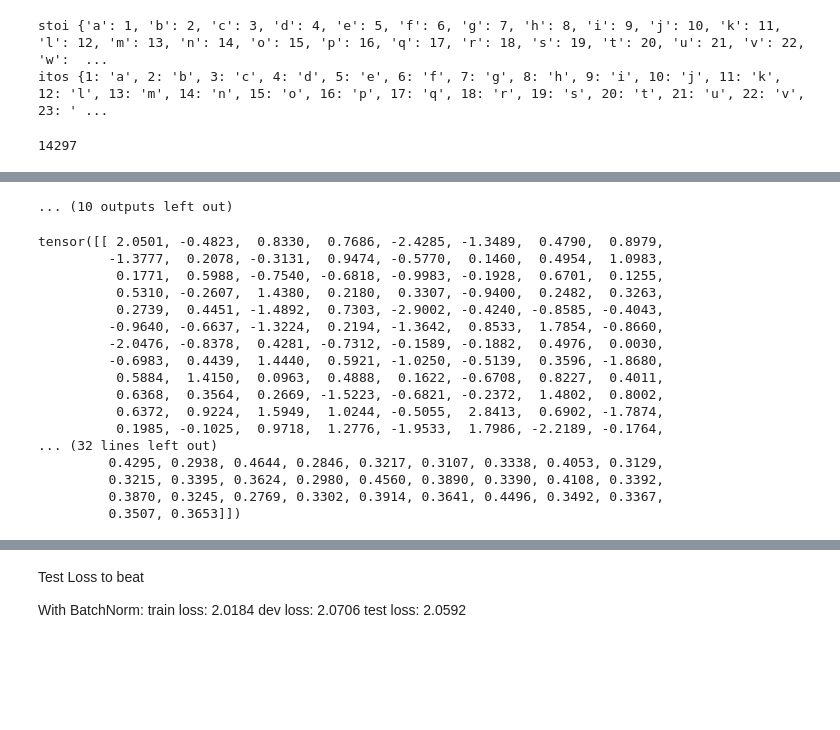
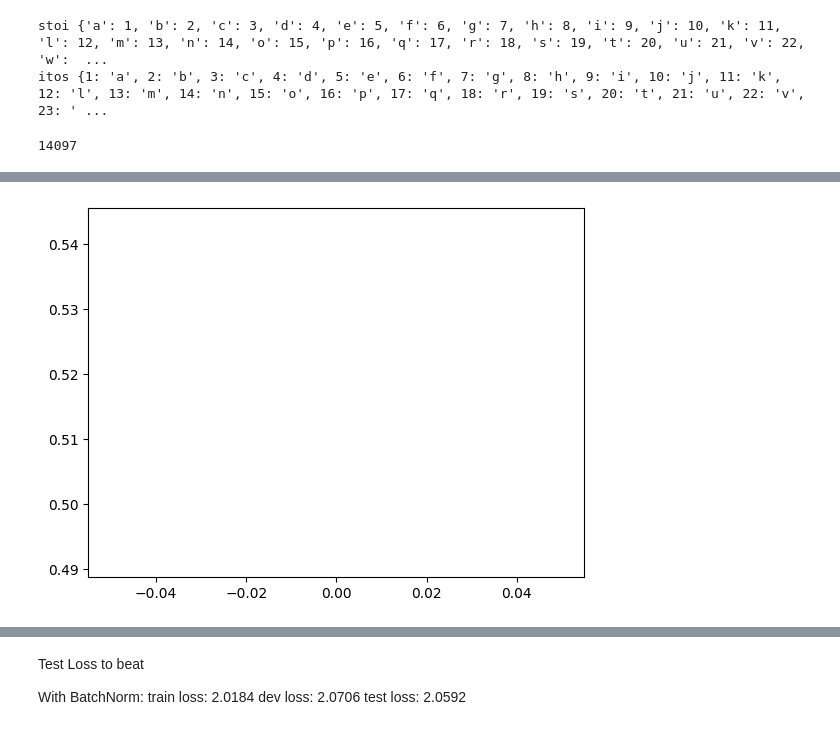
Before and after one commit to michaelliangau/ai, a Jupyter notebook: projects/makemore/makemore_pt3_rnn.ipynb, the cells around one changed output, grey strips where cells are left out. Drawn from its saved outputs; the diff is of its cells as text; code cells hidden in the pictures; blank space fills up the shorter version.

```diff
--- a/projects/makemore/makemore_pt3_rnn.ipynb
+++ b/projects/makemore/makemore_pt3_rnn.ipynb
@@ -84,13 +85,13 @@ bnmean_running = torch.zeros((1, n_hidden), device=device)
 bnstd_running = torch.ones((1, n_hidden), device=device)
 
 # Sum number of parameters
-parameters = [C, W1, b1, W2, b2, bngain, bnbias]
+parameters = [C, W1, W2, b2, bngain, bnbias]
 print(sum(p.nelement() for p in parameters))
 
 for p in parameters:
     p.requires_grad = True
 # %% [output]
-14297
+14097
 # %%
 # same optimization as last time
 max_steps = 200000
@@ -139,7 +140,7 @@ for i in tqdm(range(max_steps)):
     if i % 10000 == 0:
         print(f'{i:7d}/{max_steps:7d} loss: {loss.item():.4f}')
     lossi.append(loss.log10().item())
-
+    break
 
 # Plot
 plt.plot(lossi)
@@ -159,34 +150,16 @@ plt.plot(lossi)
-... (10 outputs left out)
+[figure, added]
 # %%
 # Using batch norm during inference of single examples requires you to compute the mean and std of the training set and add that in as a hardcoded parameter
-with torch.no_grad():
-    emb = C[train_X]
-    embcat = emb.view(emb.shape[0], -1)
-    hpreact = embcat @ W1 + b1
-    bnmean = hpreact.mean(0, keepdim=True)
-    print(bnmean)
-    bnstd = hpreact.std(0, keepdim=True)
-    print(bnstd)
+# with torch.no_grad():
+#     emb = C[train_X]
+#     embcat = emb.view(emb.shape[0], -1)
+#     hpreact = embcat @ W1 + b1
+#     bnmean = hpreact.mean(0, keepdim=True)
+#     print(bnmean)
+#     bnstd = hpreact.std(0, keepdim=True)
+#     print(bnstd)
 
 # We don't need to do this if we use bnmean_running and bnstd_running to compute the mean and std of the training set
-# %% [output]
-tensor([[ 2.0501, -0.4823,  0.8330,  0.7686, -2.4285, -1.3489,  0.4790,  0.8979,
-         -1.3777,  0.2078, -0.3131,  0.9474, -0.5770,  0.1460,  0.4954,  1.0983,
-          0.1771,  0.5988, -0.7540, -0.6818, -0.9983, -0.1928,  0.6701,  0.1255,
-          0.5310, -0.2607,  1.4380,  0.2180,  0.3307, -0.9400,  0.2482,  0.3263,
-          0.2739,  0.4451, -1.4892,  0.7303, -2.9002, -0.4240, -0.8585, -0.4043,
-         -0.9640, -0.6637, -1.3224,  0.2194, -1.3642,  0.8533,  1.7854, -0.8660,
-         -2.0476, -0.8378,  0.4281, -0.7312, -0.1589, -0.1882,  0.4976,  0.0030,
-         -0.6983,  0.4439,  1.4440,  0.5921, -1.0250, -0.5139,  0.3596, -1.8680,
-          0.5884,  1.4150,  0.0963,  0.4888,  0.1622, -0.6708,  0.8227,  0.4011,
-          0.6368,  0.3564,  0.2669, -1.5223, -0.6821, -0.2372,  1.4802,  0.8002,
-          0.6372,  0.9224,  1.5949,  1.0244, -0.5055,  2.8413,  0.6902, -1.7874,
-          0.1985, -0.1025,  0.9718,  1.2776, -1.9533,  1.7986, -2.2189, -0.1764,
-... (32 lines left out)
-         0.4295, 0.2938, 0.4644, 0.2846, 0.3217, 0.3107, 0.3338, 0.4053, 0.3129,
-         0.3215, 0.3395, 0.3624, 0.2980, 0.4560, 0.3890, 0.3390, 0.4108, 0.3392,
-         0.3870, 0.3245, 0.2769, 0.3302, 0.3914, 0.3641, 0.4496, 0.3492, 0.3367,
-         0.3507, 0.3653]])
 # %%
 # Evaluation
 @torch.no_grad()
```
Also changed, not shown: parts of 11 cells of this notebook.
